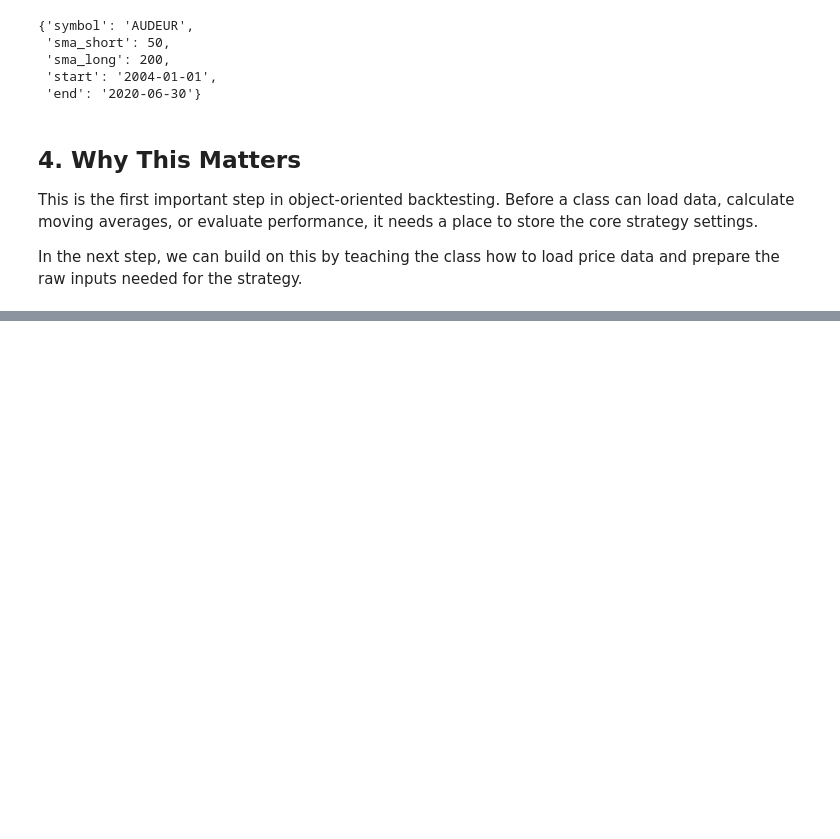
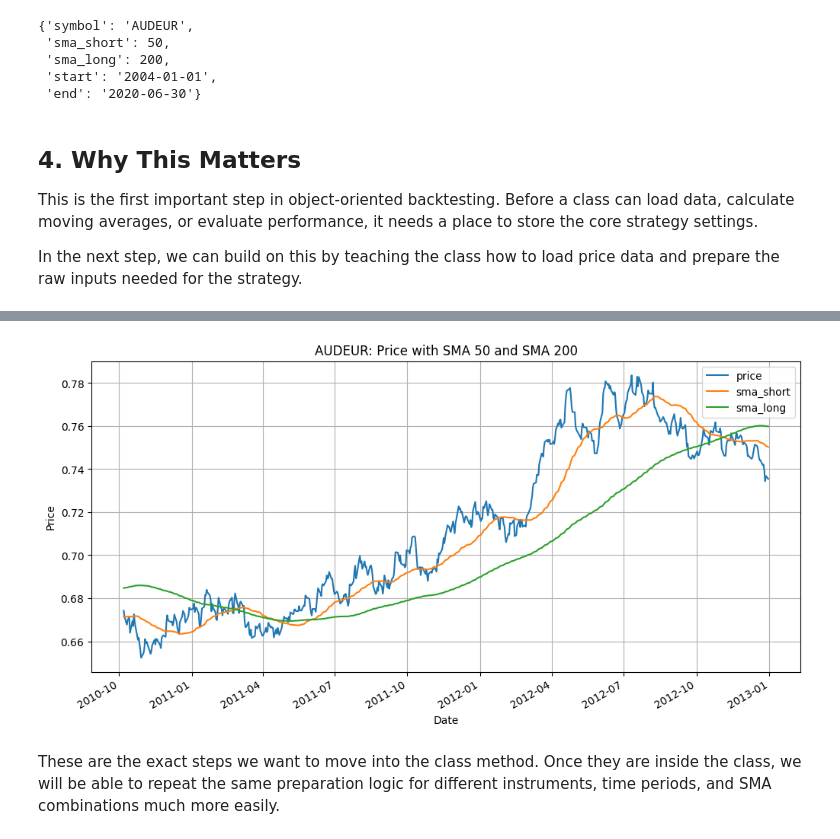
Before and after one commit to seanmayer/algo-trading-broker-testing, a Jupyter notebook: defining-back-testing-strategies/building_using_sma_backtester_class.ipynb, the cells around one changed output, grey strips where cells are left out. Cells and saved outputs as stored; diff of their text form; code cells hidden in the pictures; blank space fills up the shorter version.

```diff
--- a/defining-back-testing-strategies/building_using_sma_backtester_class.ipynb
+++ b/defining-back-testing-strategies/building_using_sma_backtester_class.ipynb
@@ -457,0 +477,7 @@ In the next step, we can build on this by teaching the class how to load price d
+# %%
+import pandas as pd
+import numpy as np
+import matplotlib.pyplot as plt
+from pathlib import Path
+
+plt.style.use('default')
@@ -457,0 +513,20 @@ In the next step, we can build on this by teaching the class how to load price d
+# %%
+df = pd.read_csv("forex_pairs.csv", parse_dates=["Date"], index_col="Date")
+
+symbol = "AUDEUR"
+sma_short = 50
+sma_long = 200
+start = "2010-01-01"
+end = "2012-12-31"
+
+raw = df[[symbol]].dropna().copy()
+raw = raw.loc[start:end].copy()
+raw.rename(columns={symbol: "price"}, inplace=True)
+
+raw["returns"] = np.log(raw["price"] / raw["price"].shift(1))
+raw["sma_short"] = raw["price"].rolling(sma_short).mean()
+raw["sma_long"] = raw["price"].rolling(sma_long).mean()
+
+raw.dropna(inplace=True)
+
+raw.head()
@@ -457,0 +551,11 @@ In the next step, we can build on this by teaching the class how to load price d
+# %%
+raw[["price", "sma_short", "sma_long"]].plot(figsize=(12, 6))
+plt.title(f"{symbol}: Price with SMA {sma_short} and SMA {sma_long}")
+plt.xlabel("Date")
+plt.ylabel("Price")
+plt.grid(True)
+plt.show()
+# %% [output]
+[figure, added]
+# %% [markdown]
+These are the exact steps we want to move into the class method. Once they are inside the class, we will be able to repeat the same preparation logic for different instruments, time periods, and SMA combinations much more easily.
```
Also changed, not shown: parts of 24 cells of this notebook.
